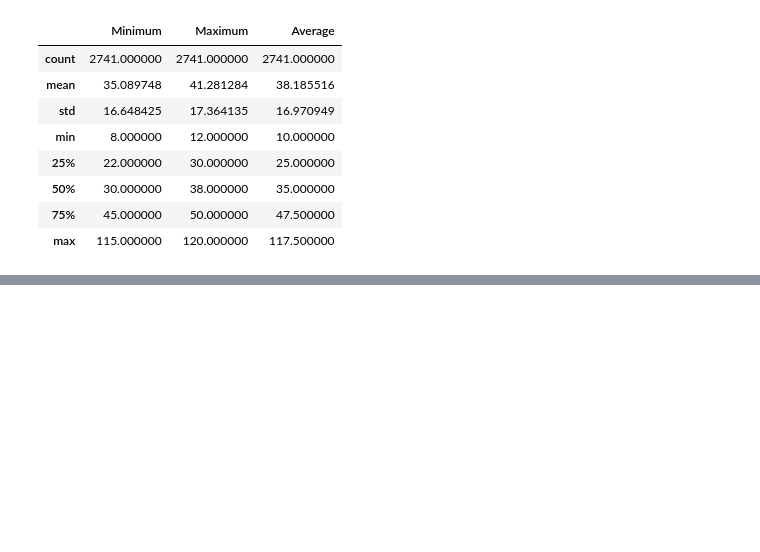
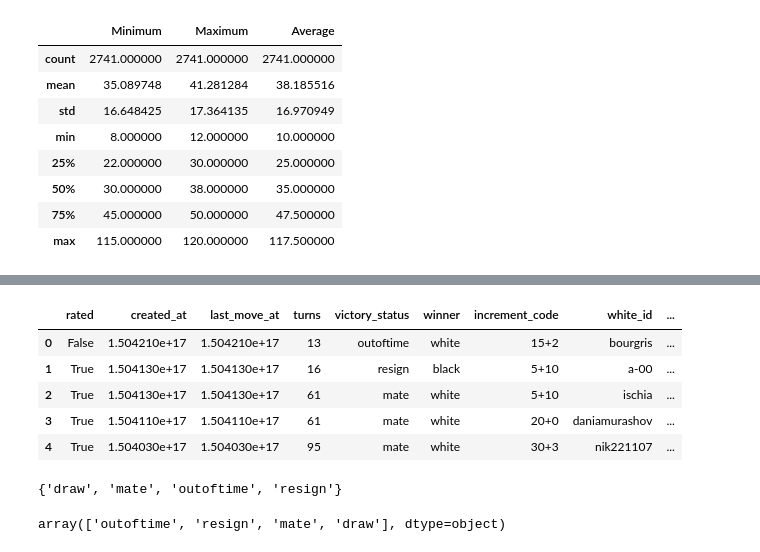
Before and after one commit to edupmon/fiap, a Jupyter notebook: pos-tech/data-analytics/fase-2/01-machine-learning-com-python/aula-1/primeiros-passos-ml.ipynb, the cells around one changed output, grey strips where cells are left out. Drawn from its saved outputs; the diff is of its cells as text; code cells hidden in the pictures; blank space fills up the shorter version.

```diff
--- a/pos-tech/data-analytics/fase-2/01-machine-learning-com-python/aula-1/primeiros-passos-ml.ipynb
+++ b/pos-tech/data-analytics/fase-2/01-machine-learning-com-python/aula-1/primeiros-passos-ml.ipynb
@@ -58,0 +75,17 @@ df_csv.describe()
+# %%
+df_excel.head()
+# %% [output]
+|  | rated | created_at | last_move_at | turns | victory_status | winner | increment_code | white_id | ... |
+| 0 | False | 1.504210e+17 | 1.504210e+17 | 13 | outoftime | white | 15+2 | bourgris | ... |
+| 1 | True | 1.504130e+17 | 1.504130e+17 | 16 | resign | black | 5+10 | a-00 | ... |
+| 2 | True | 1.504130e+17 | 1.504130e+17 | 61 | mate | white | 5+10 | ischia | ... |
+| 3 | True | 1.504110e+17 | 1.504110e+17 | 61 | mate | white | 20+0 | daniamurashov | ... |
+| 4 | True | 1.504030e+17 | 1.504030e+17 | 95 | mate | white | 30+3 | nik221107 | ... |
+# %%
+set(df_excel['victory_status'])
+# %% [output]
+{'draw', 'mate', 'outoftime', 'resign'}
+# %%
+df_excel['victory_status'].unique()
+# %% [output]
+array(['outoftime', 'resign', 'mate', 'draw'], dtype=object)
```
Also changed, not shown: parts of 8 cells of this notebook.
